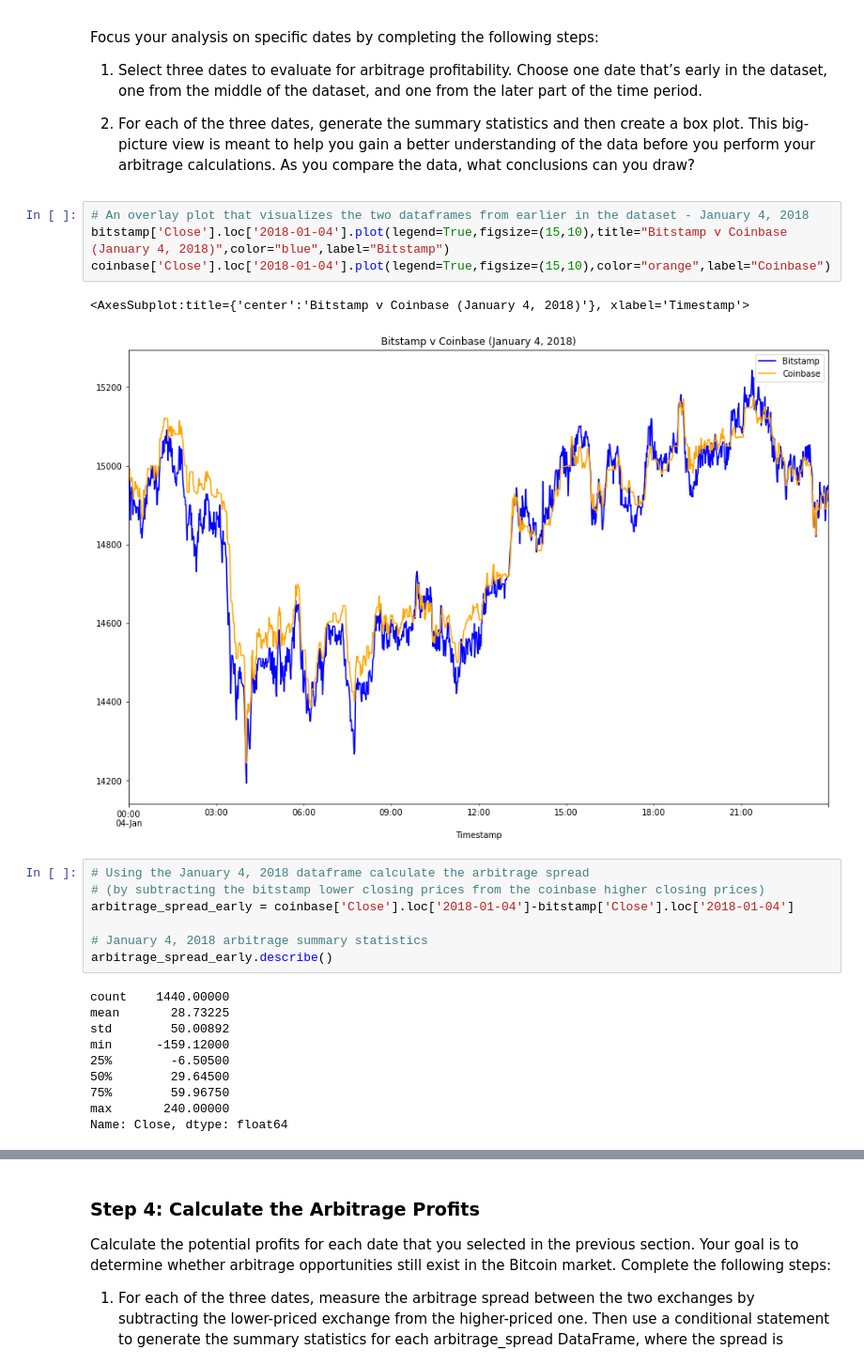
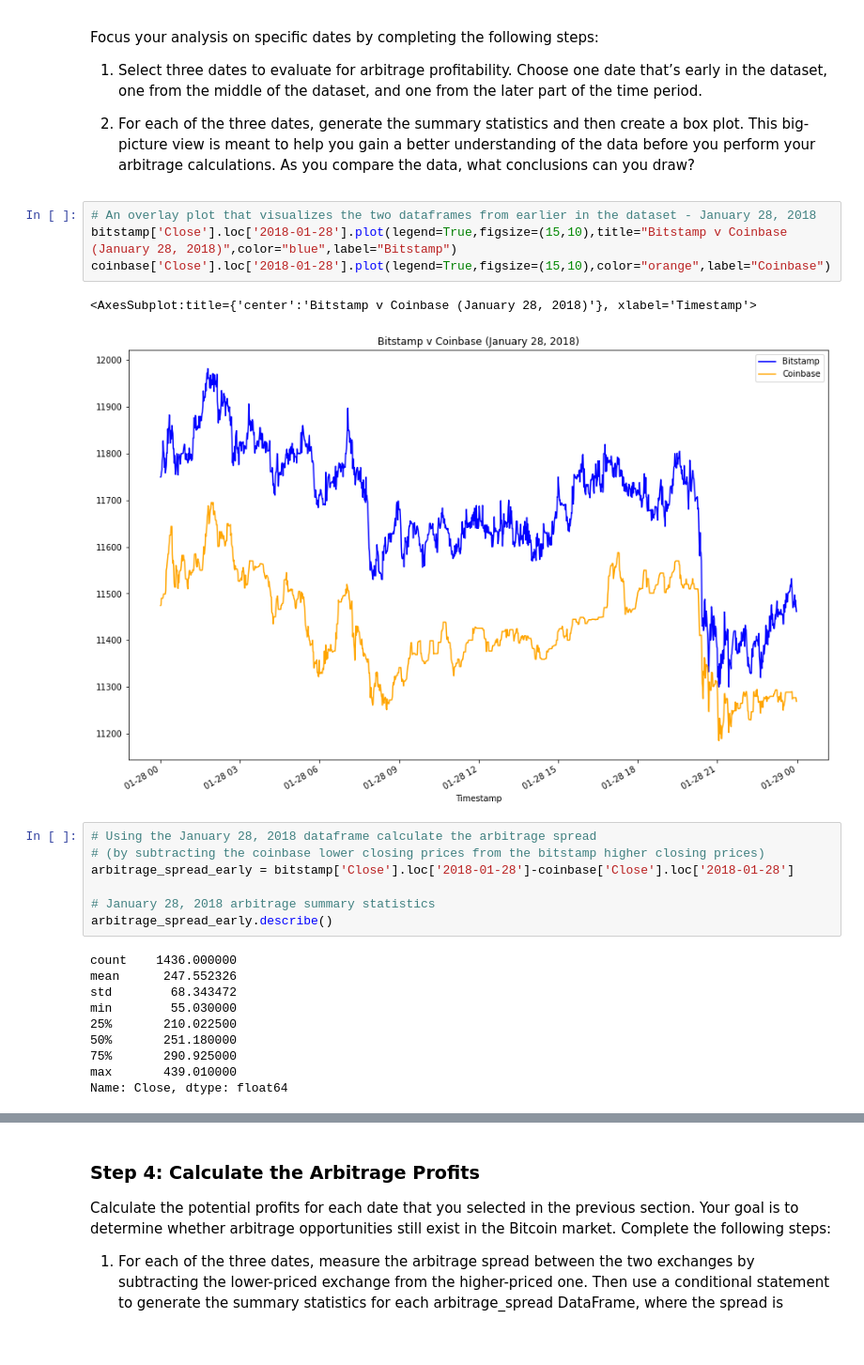
Before and after one commit to qrolston/Crypto-Arbitrage, a Jupyter notebook: crypto_arbitrage.ipynb, the cells around one changed output, grey strips where cells are left out. Shown at 94% size. Cells and saved outputs as stored; diff of their text form; blank space fills up the shorter version.

```diff
--- a/crypto_arbitrage.ipynb
+++ b/crypto_arbitrage.ipynb
@@ -364,27 +364,27 @@ Focus your analysis on specific dates by completing the following steps:
 
 2. For each of the three dates, generate the summary statistics and then create a box plot. This big-picture view is meant to help you gain a better understanding of the data before you perform your arbitrage calculations. As you compare the data, what conclusions can you draw?
 # %%
-# An overlay plot that visualizes the two dataframes from earlier in the dataset - January 4, 2018
-bitstamp['Close'].loc['2018-01-04'].plot(legend=True,figsize=(15,10),title="Bitstamp v Coinbase (January 4, 2018)",color="blue",label="Bitstamp")
-coinbase['Close'].loc['2018-01-04'].plot(legend=True,figsize=(15,10),color="orange",label="Coinbase")
+# An overlay plot that visualizes the two dataframes from earlier in the dataset - January 28, 2018
+bitstamp['Close'].loc['2018-01-28'].plot(legend=True,figsize=(15,10),title="Bitstamp v Coinbase (January 28, 2018)",color="blue",label="Bitstamp")
+coinbase['Close'].loc['2018-01-28'].plot(legend=True,figsize=(15,10),color="orange",label="Coinbase")
 # %% [output]
-<AxesSubplot:title={'center':'Bitstamp v Coinbase (January 4, 2018)'}, xlabel='Timestamp'>
+<AxesSubplot:title={'center':'Bitstamp v Coinbase (January 28, 2018)'}, xlabel='Timestamp'>
-[figure, old version]
+[figure, new version]
 # %%
-# Using the January 4, 2018 dataframe calculate the arbitrage spread
-# (by subtracting the bitstamp lower closing prices from the coinbase higher closing prices)
-arbitrage_spread_early = coinbase['Close'].loc['2018-01-04']-bitstamp['Close'].loc['2018-01-04']
+# Using the January 28, 2018 dataframe calculate the arbitrage spread
+# (by subtracting the coinbase lower closing prices from the bitstamp higher closing prices)
+arbitrage_spread_early = bitstamp['Close'].loc['2018-01-28']-coinbase['Close'].loc['2018-01-28']
 
-# January 4, 2018 arbitrage summary statistics
+# January 28, 2018 arbitrage summary statistics
 arbitrage_spread_early.describe()
 # %% [output]
-count    1440.00000
-mean       28.73225
-std        50.00892
-min      -159.12000
-25%        -6.50500
-50%        29.64500
-75%        59.96750
-max       240.00000
+count    1436.000000
+mean      247.552326
+std        68.343472
+min        55.030000
+25%       210.022500
+50%       251.180000
+75%       290.925000
+max       439.010000
 Name: Close, dtype: float64
 # %%
```
Also changed, not shown: parts of 28 cells of this notebook.
